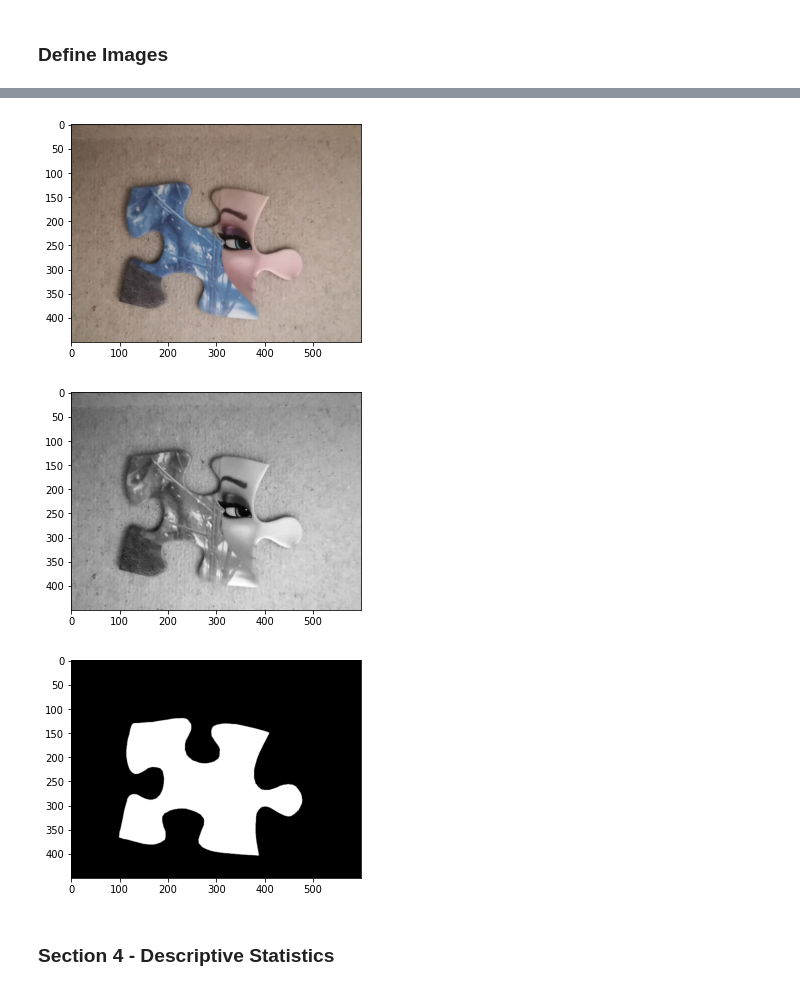
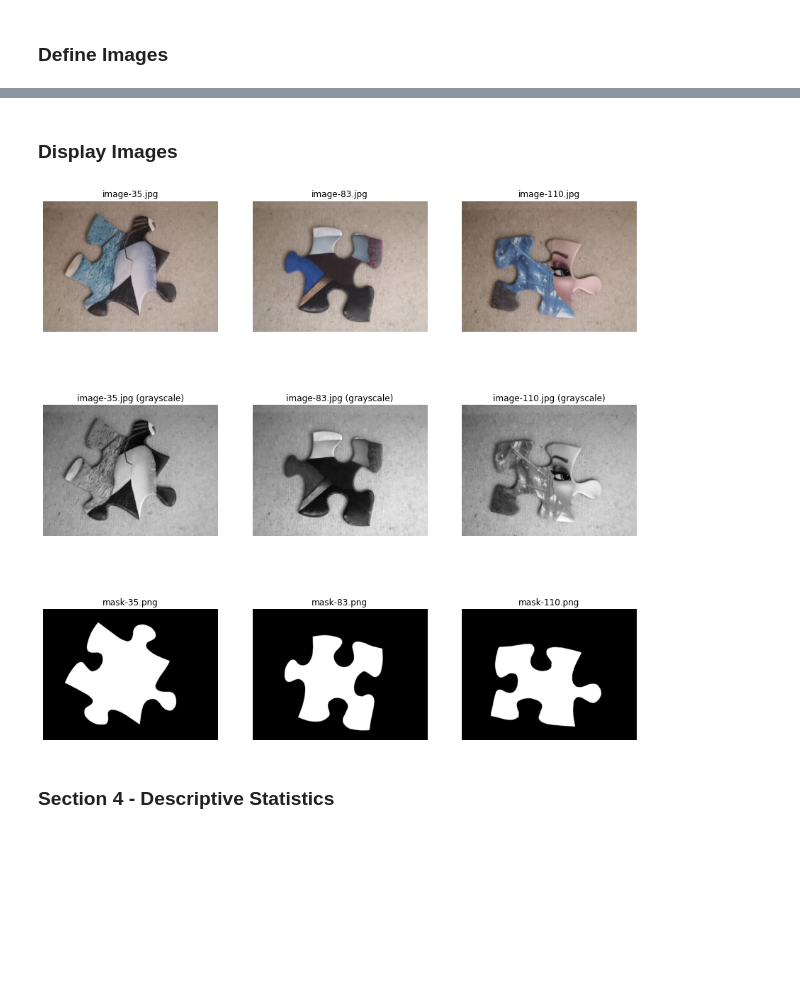
Before and after one commit to mamello-justice/computer-vision, a Jupyter notebook: work/Lab1.ipynb, the cells around one changed output, grey strips where cells are left out. Cells and saved outputs as stored; diff of their text form; code cells hidden in the pictures; blank space fills up the shorter version.

```diff
--- a/work/Lab1.ipynb
+++ b/work/Lab1.ipynb
@@ -32,6 +32,7 @@ image_83 = "image-83.jpg"
 image_110 = "image-110.jpg"
 
 images = [image_35, image_83, image_110]
+num_images = len(images)
 
 # Masks
 mask_35 = "mask-35.png"
@@ -39,6 +40,7 @@ mask_83 = "mask-83.png"
 mask_110 = "mask-110.png"
 
 masks = [mask_35, mask_83, mask_110]
+num_masks = len(masks)
 
 # All
 all = images + masks
@@ -90,15 +54,26 @@ display_image(mask_83)
-# %%
-display_image(image_110)
-# %% [output]
-[figure, removed]
-# %%
-display_grayscale(image_110)
-# %% [output]
-[figure, removed]
-# %%
-display_image(mask_110)
-# %% [output]
-[figure, removed]
+# %% [markdown]
+### Display Images
+# %%
+fig = plt.figure(figsize=(num_images * 5, 15))
+for image_name, mask_name, i in zip(images, masks, range(num_images)):
+    with PIL.Image.open(f"./assets/{image_name}") as image, PIL.Image.open(f"./assets/{mask_name}") as mask:
+        fig.add_subplot(3, num_images, i+1)
+        plt.imshow(image)
+        plt.axis('off')
+        plt.title(image_name)
+
+        grayscale = skimage.color.rgb2gray(image.convert(mode="RGB"))
+        fig.add_subplot(3, num_images, num_images+i+1)
+        plt.imshow(grayscale, cmap="gray")
+        plt.axis('off')
+        plt.title(image_name+" (grayscale)")
+
+        fig.add_subplot(3, len(masks), 2*num_images+i+1)
+        plt.imshow(mask)
+        plt.axis('off')
+        plt.title(mask_name)
+# %% [output]
+[figure, added]
 # %% [markdown]
 ### Section 4 -  Descriptive Statistics
 # %% [markdown]
```
Also changed, not shown: parts of 13 cells of this notebook.
